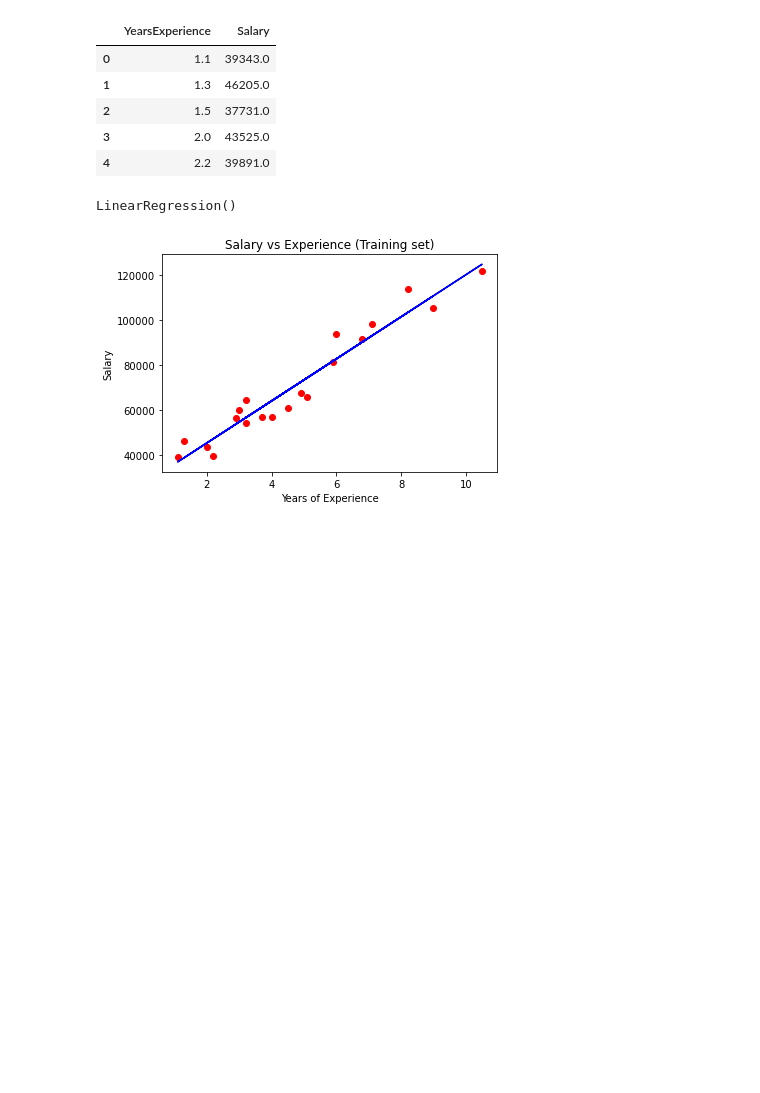
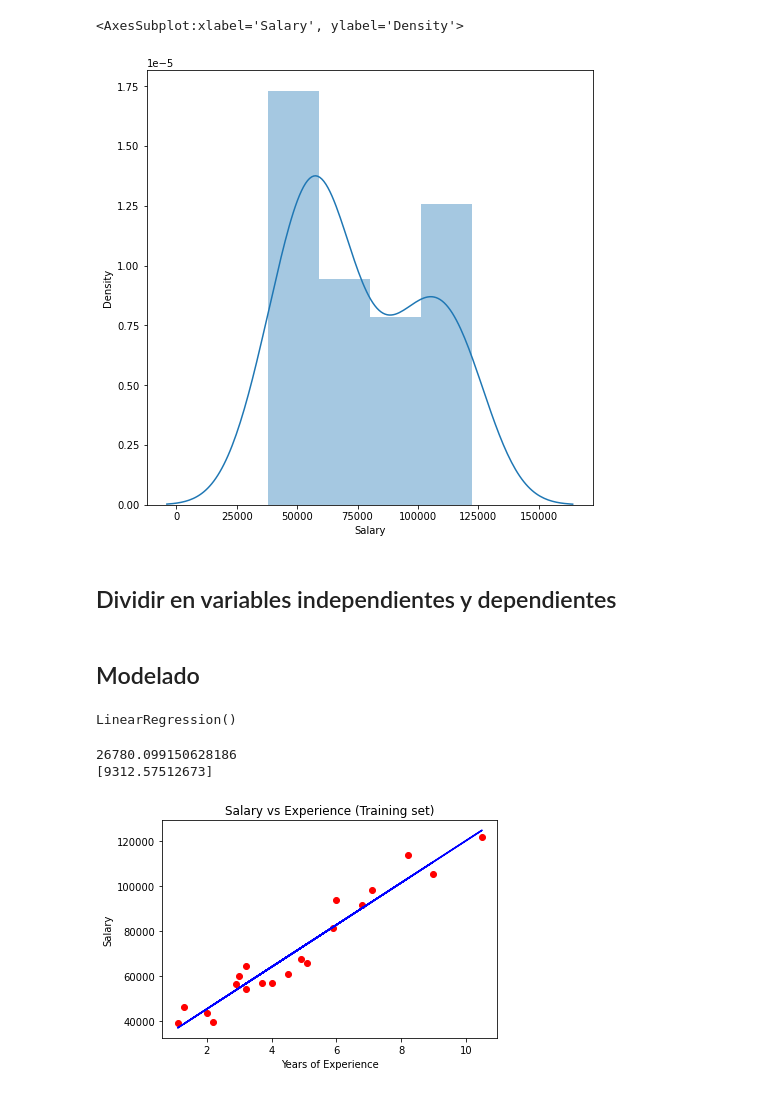
Before and after one commit to JmaldonadoRdV/Apuntes, a Jupyter notebook: Algoritmos basicos/Regression.ipynb, the cells around one changed output. Drawn from its saved outputs; the diff is of its cells as text; code cells hidden in the pictures; blank space fills up the shorter version.

Commit message:
Más código en regresión lineal

```diff
--- a/Algoritmos basicos/Regression.ipynb
+++ b/Algoritmos basicos/Regression.ipynb
@@ -8,18 +48,20 @@ import pandas as pd
+# %%
+#Histograma de la variable a predecir
+plt.figure(figsize = (8,8))
+plt.tight_layout()
+sns.distplot(salary_df['Salary'])
+# %% [output]
+<AxesSubplot:xlabel='Salary', ylabel='Density'>
+[figure, added]
+# %% [markdown]
+## Dividir en variables independientes y dependientes
 # %%
-# Importar dataset
-dataset = pd.read_csv('../datos/Salary_Data.csv')
 # Variables independientes
-X = dataset.iloc[:, :-1].values
+X = salary_df.iloc[:, :-1].values
 # Variable dependiente
-y = dataset.iloc[:, 1].values
-dataset.head()
+y = salary_df.iloc[:, 1].values
-# %% [output]
-|  | YearsExperience | Salary |
-| 0 | 1.1 | 39343.0 |
-| 1 | 1.3 | 46205.0 |
-| 2 | 1.5 | 37731.0 |
-| 3 | 2.0 | 43525.0 |
-| 4 | 2.2 | 39891.0 |
+# %% [markdown]
+## Modelado
 # %%
 # Dividir el set de datos en entrenamiento y testeo
 """Es más correcto utilizar k-folds"""
@@ -35,6 +77,13 @@ LinearRegression()
 # %%
 # Predecir los valores de la variable independiente
 y_pred = regressor.predict(X_test)
+# %%
+#Para saber cual es la formula que define nuestra linea
+print(regressor.intercept_)
+print(regressor.coef_)
+# %% [output]
+26780.099150628186
+[9312.57512673]
 # %%
 # Visualización del modelo comparado con los valores de entrenamiento
 plt.scatter(X_train, y_train, color = 'red')
```
Also changed, not shown: parts of 15 cells of this notebook.
